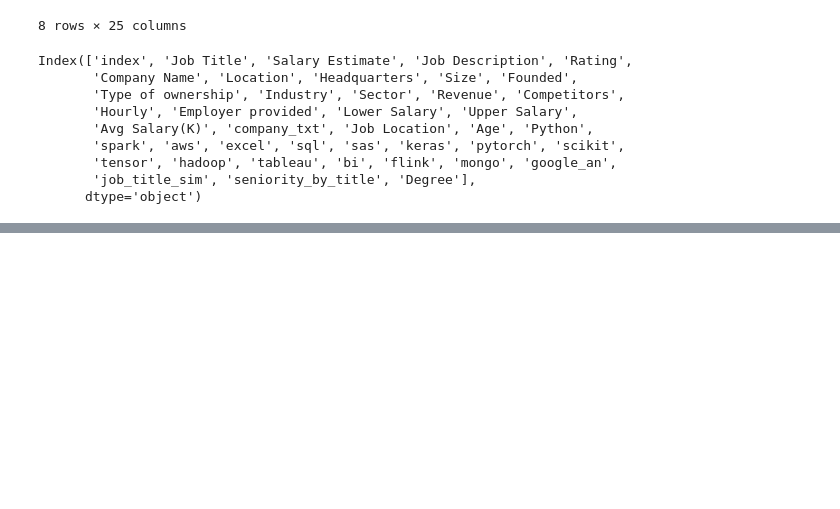
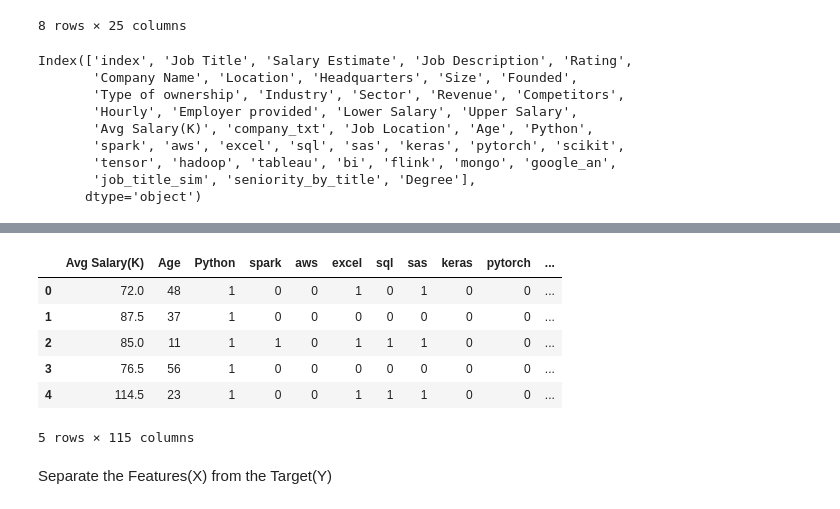
Before and after one commit to FUNMIIB/Final_Project, a Jupyter notebook: Data_Salary.ipynb, the cells around one changed output, grey strips where cells are left out. Drawn from its saved outputs; the diff is of its cells as text; code cells hidden in the pictures; blank space fills up the shorter version.

```diff
--- a/Data_Salary.ipynb
+++ b/Data_Salary.ipynb
@@ -89,0 +198,14 @@ Index(['index', 'Job Title', 'Salary Estimate', 'Job Description', 'Rating',
+# %%
+#Transform the categorical data to numeric data
+salary_dummies = pd.get_dummies(reduce_salary)
+salary_dummies.head()
+# %% [output]
+|  | Avg Salary(K) | Age | Python | spark | aws | excel | sql | sas | keras | pytorch | ... |
+| 0 | 72.0 | 48 | 1 | 0 | 0 | 1 | 0 | 1 | 0 | 0 | ... |
+| 1 | 87.5 | 37 | 1 | 0 | 0 | 0 | 0 | 0 | 0 | 0 | ... |
+| 2 | 85.0 | 11 | 1 | 1 | 0 | 1 | 1 | 1 | 0 | 0 | ... |
+| 3 | 76.5 | 56 | 1 | 0 | 0 | 0 | 0 | 0 | 0 | 0 | ... |
+| 4 | 114.5 | 23 | 1 | 0 | 0 | 1 | 1 | 1 | 0 | 0 | ... |
+5 rows × 115 columns
+# %% [markdown]
+Separate the Features(X) from the Target(Y)
```
Also changed, not shown: parts of 39 cells of this notebook, 8 other files.
